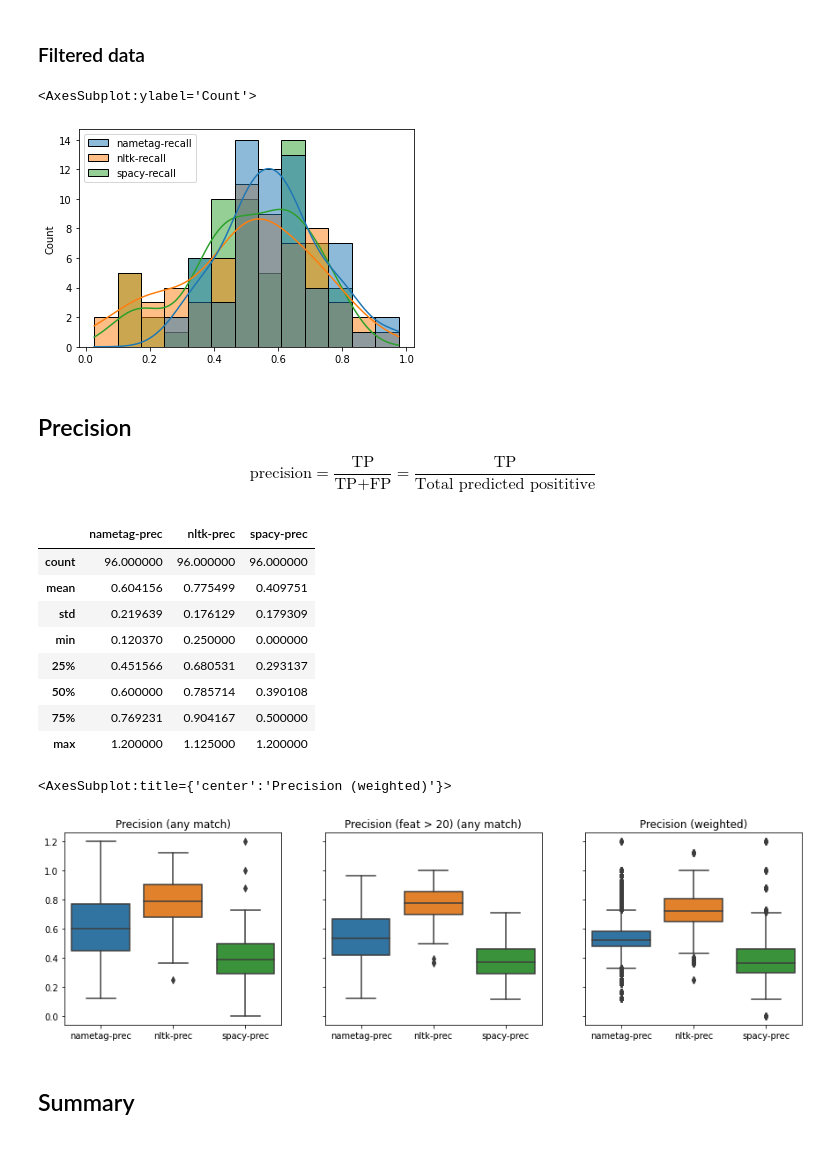
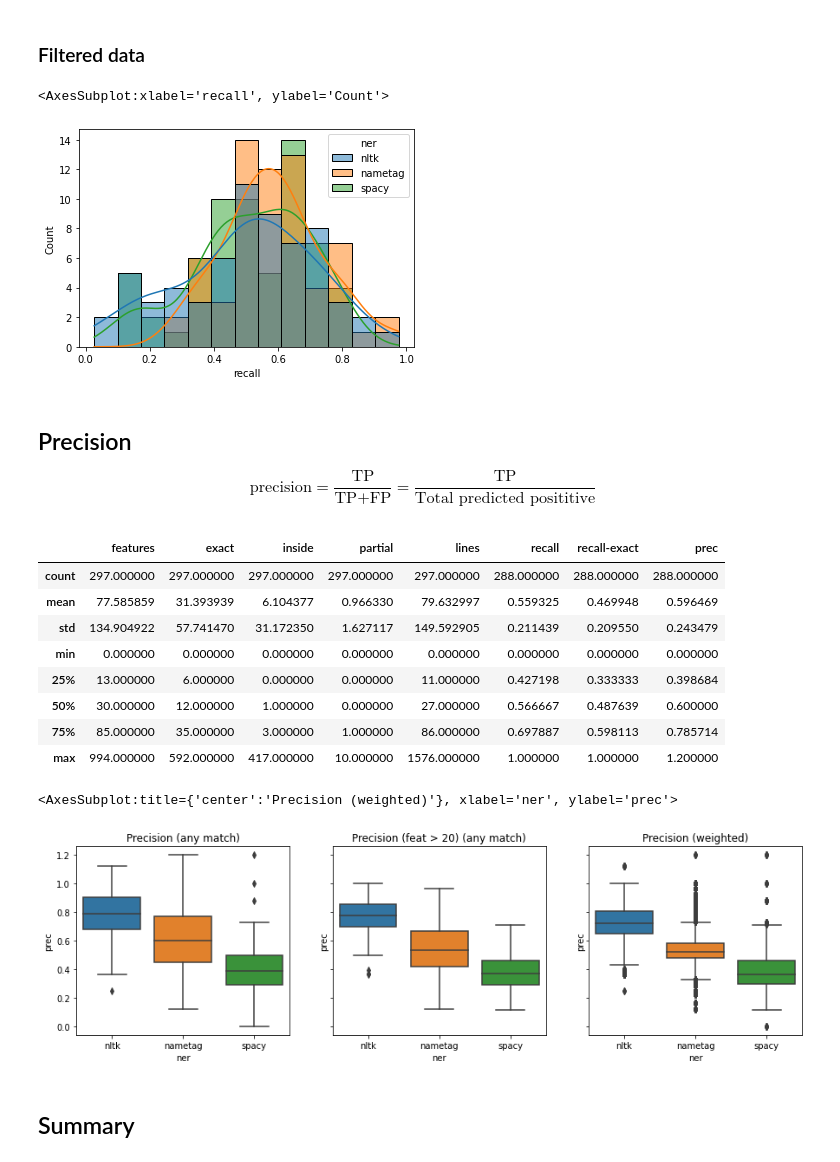
Before and after one commit to ELITR/pseudonymizer, a Jupyter notebook: ner-eval/graph.ipynb, the cells around one changed output. Cells and saved outputs as stored; diff of their text form; code cells hidden in the pictures.

```diff
--- a/ner-eval/graph.ipynb
+++ b/ner-eval/graph.ipynb
@@ -65,14 +87,3 @@ profile = ProfileReport(df[df["features"] > min_feat])
 # %% [markdown]
 ## Recall
 $$ \text{recall} = \frac{\text{TP}}{\text{TP} + \text{FP}} = \frac{\text{TP}}{\text{Total actual positive}} $$
-# %%
-# Any match
-df['nametag-recall'] = (df['nametag-exact'] + df['nametag-inside'] + df['nametag-partial']) / df['features']
-df['nltk-recall'] = (df['nltk-exact'] + df['nltk-inside'] + df['nltk-partial']) / df['features']
-df['spacy-recall'] = (df['spacy-exact'] + df['spacy-inside'] + df['spacy-partial']) / df['features']
-recall_df = df[['nametag-recall', 'nltk-recall', 'spacy-recall']]
-# Exact match
-df['nametag-recall-exact'] = df['nametag-exact'] / df['features']
-df['nltk-recall-exact'] = df['nltk-exact'] / df['features']
-df['spacy-recall-exact'] = df['spacy-exact'] / df['features']
-recall_exact_df = df[['nametag-recall-exact', 'nltk-recall-exact', 'spacy-recall-exact']]
@@ -102,0 +90,5 @@ recall_df[df["features"] > min_feat].describe()
+# %%
+# Any match
+df['recall'] = (df['exact'] + df['inside'] + df['partial']) / df['features']
+# Exact match
+df['recall-exact'] = df['exact'] / df['features']
@@ -152,49 +151,45 @@ sns.histplot(kde=True, data=recall_df)
 # %% [markdown]
 ### Filtered data
 # %%
-sns.histplot(kde=True, data=recall_df[df["features"] > min_feat])
+sns.histplot(kde=True, data=df[df["features"] > min_feat], x="recall", hue="ner")
 # %% [output]
-<AxesSubplot:ylabel='Count'>
+<AxesSubplot:xlabel='recall', ylabel='Count'>
-[figure, old version]
+[figure, new version]
 # %% [markdown]
 ## Precision
 
 $$ \text{precision} = \frac{\text{TP}}{\text{TP} + \text{FP}} = \frac{\text{TP}}{\text{Total predicted posititive}} $$
-# %%
-# Any match
-df['nametag-prec'] = (df['nametag-exact'] + df['nametag-inside'] + df['nametag-partial']) / df['nametag-lines']
-df['nltk-prec'] = (df['nltk-exact'] + df['nltk-inside'] + df['nltk-partial']) / df['nltk-lines']
-df['spacy-prec'] = (df['spacy-exact'] + df['spacy-inside'] + df['spacy-partial']) / df['spacy-lines']
-precision_df = df[['nametag-prec', 'nltk-prec', 'spacy-prec']]
+# %%
+df['prec'] = (df['exact'] + df['inside'] + df['partial']) / df['lines']
 # %%
-precision_df.describe()
+df.describe()
 # %% [output]
-|  | nametag-prec | nltk-prec | spacy-prec |
-| count | 96.000000 | 96.000000 | 96.000000 |
-| mean | 0.604156 | 0.775499 | 0.409751 |
-| std | 0.219639 | 0.176129 | 0.179309 |
-| min | 0.120370 | 0.250000 | 0.000000 |
-| 25% | 0.451566 | 0.680531 | 0.293137 |
-| 50% | 0.600000 | 0.785714 | 0.390108 |
-| 75% | 0.769231 | 0.904167 | 0.500000 |
-| max | 1.200000 | 1.125000 | 1.200000 |
+|  | features | exact | inside | partial | lines | recall | recall-exact | prec |
+| count | 297.000000 | 297.000000 | 297.000000 | 297.000000 | 297.000000 | 288.000000 | 288.000000 | 288.000000 |
+| mean | 77.585859 | 31.393939 | 6.104377 | 0.966330 | 79.632997 | 0.559325 | 0.469948 | 0.596469 |
+| std | 134.904922 | 57.741470 | 31.172350 | 1.627117 | 149.592905 | 0.211439 | 0.209550 | 0.243479 |
+| min | 0.000000 | 0.000000 | 0.000000 | 0.000000 | 0.000000 | 0.000000 | 0.000000 | 0.000000 |
+| 25% | 13.000000 | 6.000000 | 0.000000 | 0.000000 | 11.000000 | 0.427198 | 0.333333 | 0.398684 |
+| 50% | 30.000000 | 12.000000 | 1.000000 | 0.000000 | 27.000000 | 0.566667 | 0.487639 | 0.600000 |
+| 75% | 85.000000 | 35.000000 | 3.000000 | 1.000000 | 86.000000 | 0.697887 | 0.598113 | 0.785714 |
+| max | 994.000000 | 592.000000 | 417.000000 | 10.000000 | 1576.000000 | 1.000000 | 1.000000 | 1.200000 |
 # %%
 fig, axs = plt.subplots(ncols=3, figsize=(15,4), sharey=True)
 axs[0].set_title('Precision (any match)')
-sns.boxplot(data=precision_df, ax=axs[0])
+sns.boxplot(data=df, x="ner", y="prec", ax=axs[0])
 axs[1].set_title(f"Precision (feat > {min_feat}) (any match)")
-sns.boxplot(data=precision_df[df["features"] > min_feat], ax=axs[1])
+sns.boxplot(data=df[df["features"] > min_feat], x="ner", y="prec", ax=axs[1])
 
 def reindex_df(df, weights):
     """expand the dataframe to prepare for resampling
     result is 1 row per count per sample"""
     df = df.reindex(df.index.repeat(weights))
     df.reset_index(drop=True, inplace=True)
     return(df)
 axs[2].set_title(f"Precision (weighted)")
-sns.boxplot(data=reindex_df(precision_df, df["features"]), ax=axs[2])
+sns.boxplot(data=reindex_df(df, df["features"]), x="ner", y="prec", ax=axs[2])
 # %% [output]
-<AxesSubplot:title={'center':'Precision (weighted)'}>
+<AxesSubplot:title={'center':'Precision (weighted)'}, xlabel='ner', ylabel='prec'>
-[figure, old version]
+[figure, new version]
 # %% [markdown]
 ## Summary
```
Also changed, not shown: parts of 19 cells of this notebook.
